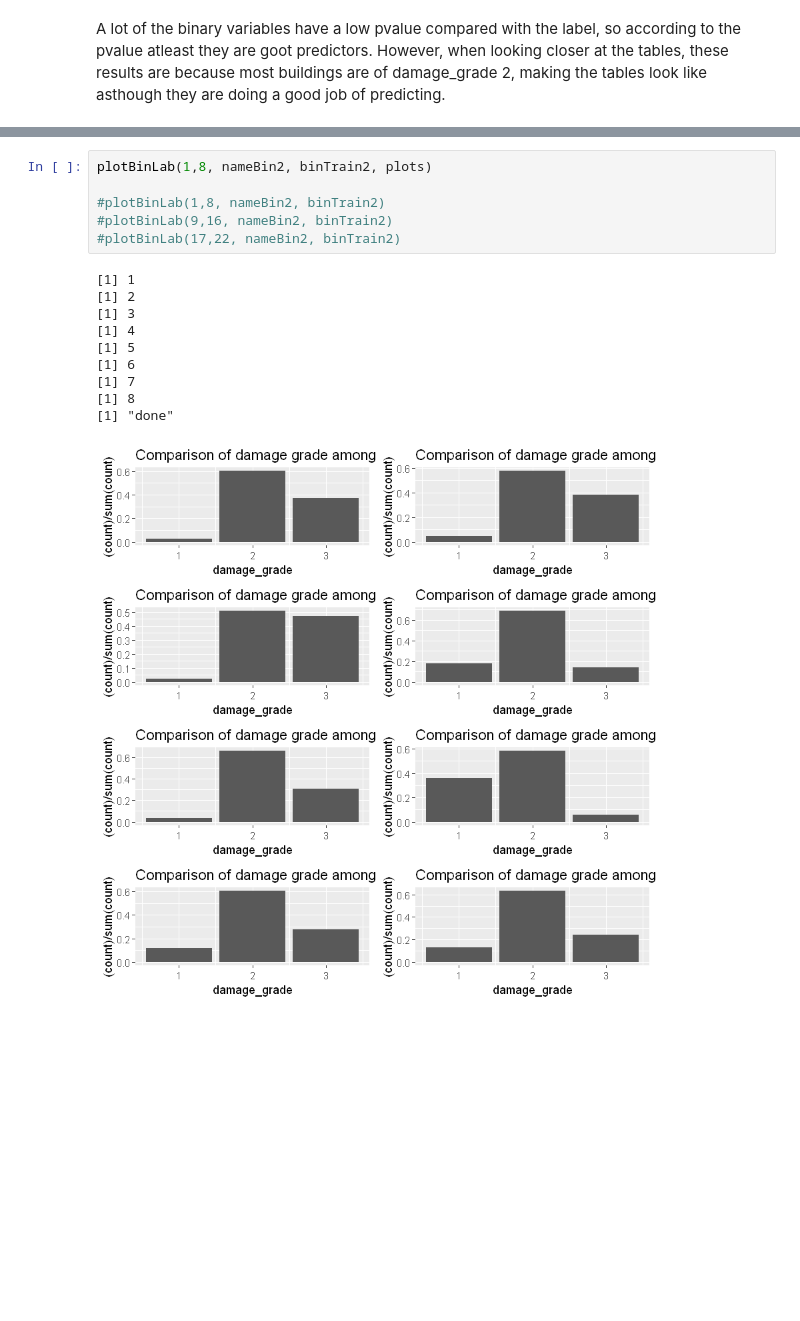
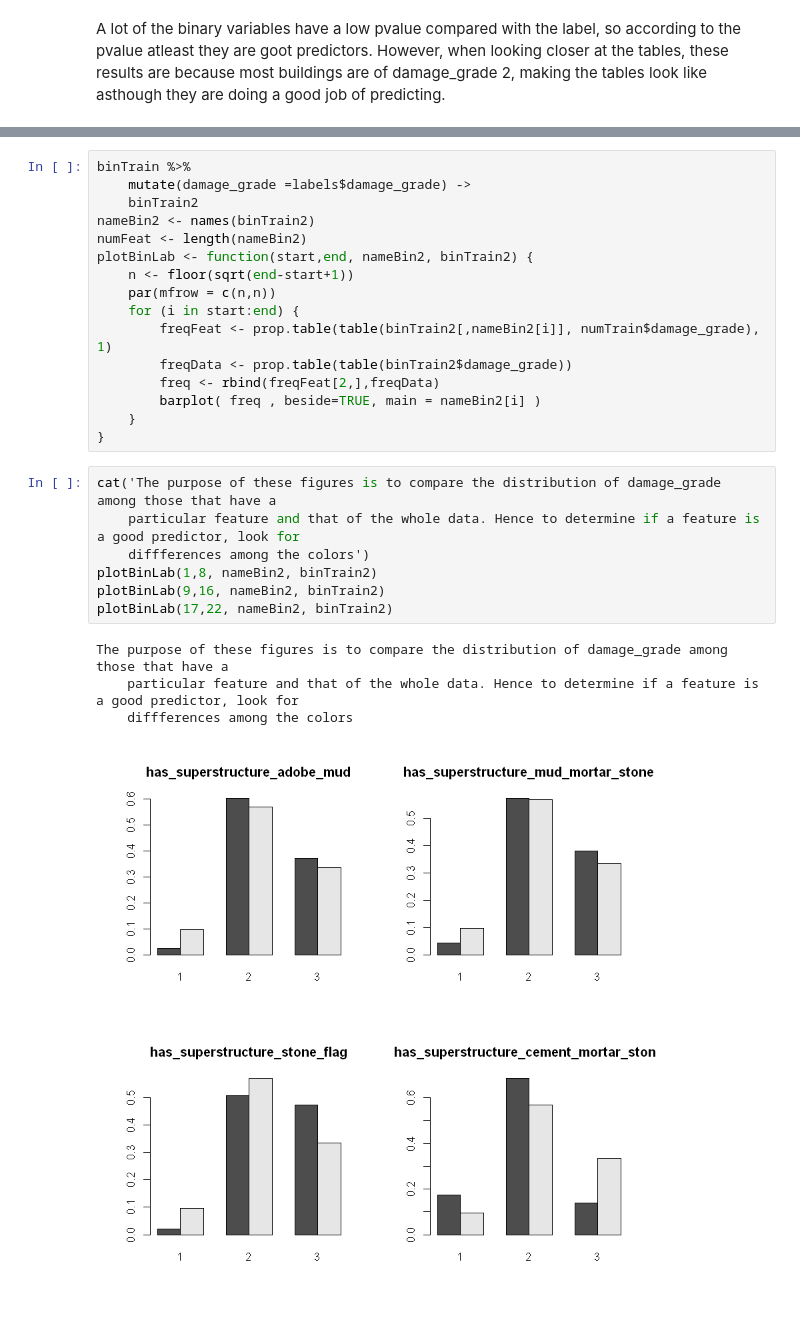
Before and after one commit to fzhanna/Earthquake_Damage_Predictor-1, a Jupyter notebook: Preprocess_Analysis/Analysis.ipynb, the cells around one changed output, grey strips where cells are left out. Cells and saved outputs as stored; diff of their text form; blank space fills up the shorter version.

```diff
--- a/Preprocess_Analysis/Analysis.ipynb
+++ b/Preprocess_Analysis/Analysis.ipynb
@@ -264,17 +241,28 @@ plotBinLab <- function(start,end, nameBin2, binTrain2, plots) {
-# %%
-plotBinLab(1,8, nameBin2, binTrain2, plots)
-
-#plotBinLab(1,8, nameBin2, binTrain2)
-#plotBinLab(9,16, nameBin2, binTrain2)
-#plotBinLab(17,22, nameBin2, binTrain2)
-# %% [output]
-[1] 1
-[1] 2
-[1] 3
-[1] 4
-[1] 5
-[1] 6
-[1] 7
-[1] 8
-[1] "done"
-[figure, removed]
+# %%
+binTrain %>%
+    mutate(damage_grade =labels$damage_grade) ->
+    binTrain2
+nameBin2 <- names(binTrain2)
+numFeat <- length(nameBin2)
+plotBinLab <- function(start,end, nameBin2, binTrain2) {
+    n <- floor(sqrt(end-start+1))
+    par(mfrow = c(n,n))
+    for (i in start:end) {
+        freqFeat <- prop.table(table(binTrain2[,nameBin2[i]], numTrain$damage_grade), 1)
+        freqData <- prop.table(table(binTrain2$damage_grade))
+        freq <- rbind(freqFeat[2,],freqData)
+        barplot( freq , beside=TRUE, main = nameBin2[i] )
+    }
+}
+# %%
+cat('The purpose of these figures is to compare the distribution of damage_grade among those that have a
+    particular feature and that of the whole data. Hence to determine if a feature is a good predictor, look for
+    diffferences among the colors')
+plotBinLab(1,8, nameBin2, binTrain2)
+plotBinLab(9,16, nameBin2, binTrain2)
+plotBinLab(17,22, nameBin2, binTrain2)
+# %% [output]
+The purpose of these figures is to compare the distribution of damage_grade among those that have a
+    particular feature and that of the whole data. Hence to determine if a feature is a good predictor, look for
+    diffferences among the colors
+[figure, added]
```
Also changed, not shown: parts of 4 cells of this notebook.
